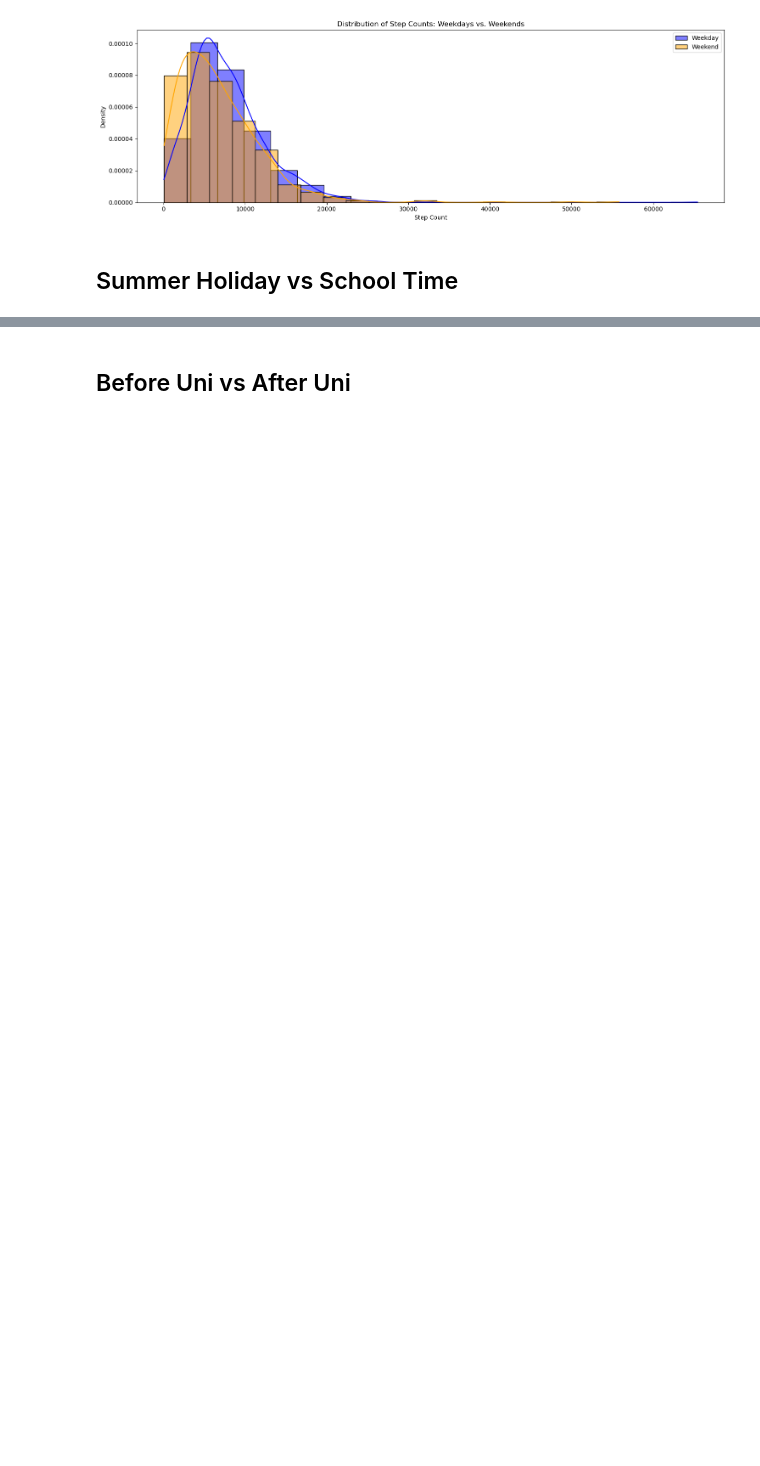
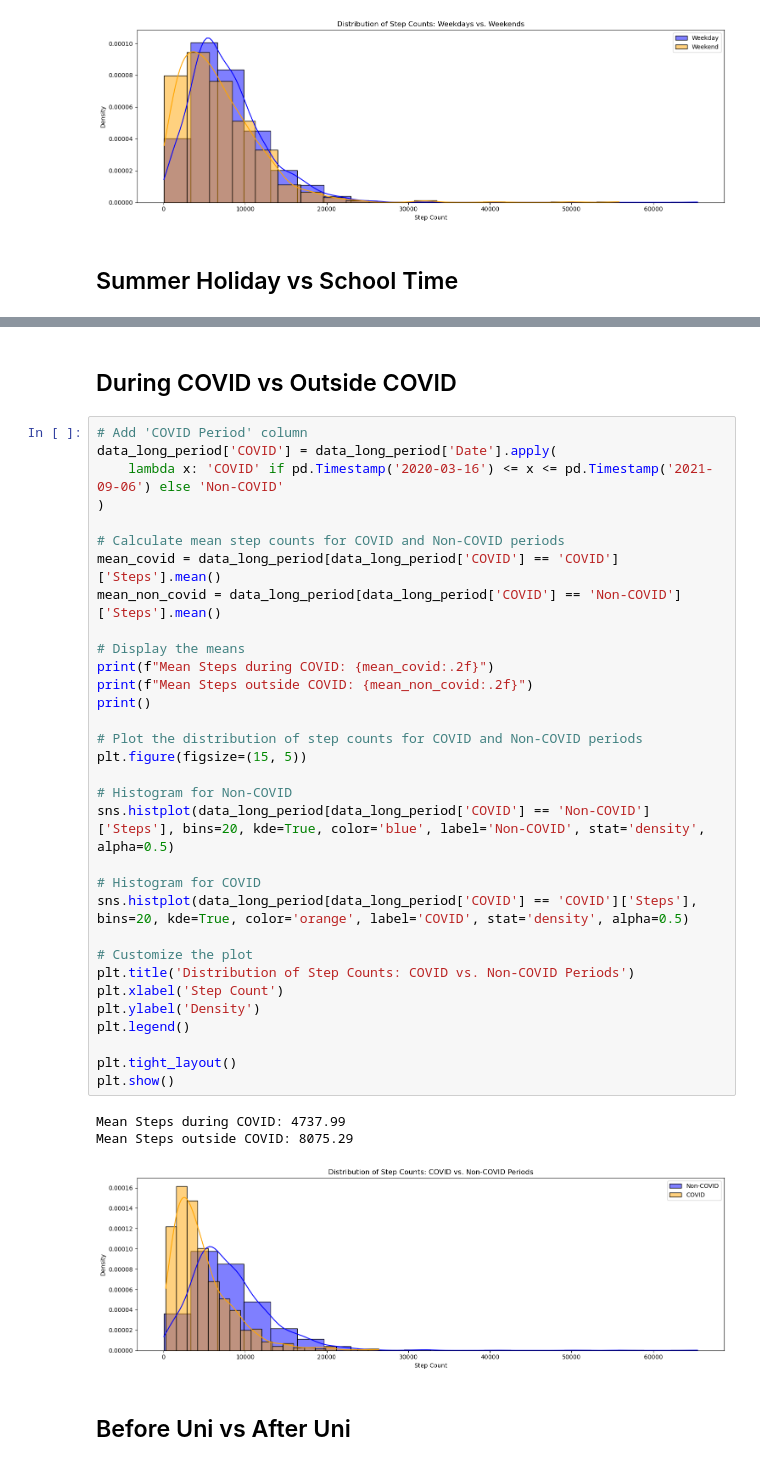
Before and after one commit to Akseldindisyan/my-step-count-analysis, a Jupyter notebook: Main.ipynb, the cells around one changed output, grey strips where cells are left out. Saved outputs shown, nothing was run; the diff lists cells and outputs as text; blank space fills up the shorter version.

```diff
--- a/Main.ipynb
+++ b/Main.ipynb
@@ -757,5 +751,43 @@ Mean Steps in Other Months: 6928.98
 Mean: 7520.62
 Standard Deviation: 4848.62
 Median: 6641.00
+# %% [markdown]
+## During COVID vs Outside COVID
+# %%
+# Add 'COVID Period' column
+data_long_period['COVID'] = data_long_period['Date'].apply(
+    lambda x: 'COVID' if pd.Timestamp('2020-03-16') <= x <= pd.Timestamp('2021-09-06') else 'Non-COVID'
+)
+
+# Calculate mean step counts for COVID and Non-COVID periods
+mean_covid = data_long_period[data_long_period['COVID'] == 'COVID']['Steps'].mean()
+mean_non_covid = data_long_period[data_long_period['COVID'] == 'Non-COVID']['Steps'].mean()
+
+# Display the means
+print(f"Mean Steps during COVID: {mean_covid:.2f}")
+print(f"Mean Steps outside COVID: {mean_non_covid:.2f}")
+print()
+
+# Plot the distribution of step counts for COVID and Non-COVID periods
+plt.figure(figsize=(15, 5))
+
+# Histogram for Non-COVID
+sns.histplot(data_long_period[data_long_period['COVID'] == 'Non-COVID']['Steps'], bins=20, kde=True, color='blue', label='Non-COVID', stat='density', alpha=0.5)
+
+# Histogram for COVID
+sns.histplot(data_long_period[data_long_period['COVID'] == 'COVID']['Steps'], bins=20, kde=True, color='orange', label='COVID', stat='density', alpha=0.5)
+
+# Customize the plot
+plt.title('Distribution of Step Counts: COVID vs. Non-COVID Periods')
+plt.xlabel('Step Count')
+plt.ylabel('Density')
+plt.legend()
+
+plt.tight_layout()
+plt.show()
+# %% [output]
+Mean Steps during COVID: 4737.99
+Mean Steps outside COVID: 8075.29
+[figure, added]
 # %% [markdown]
 ## Before Uni vs After Uni
```
Also changed, not shown: parts of 26 cells of this notebook.
